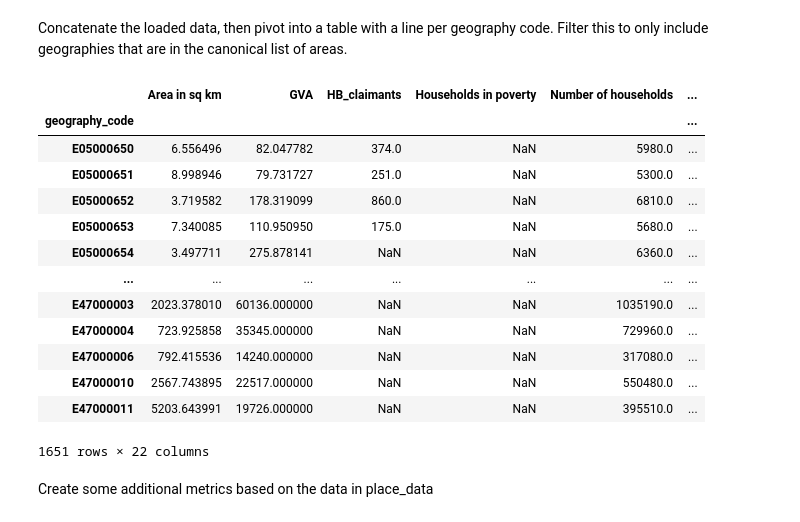
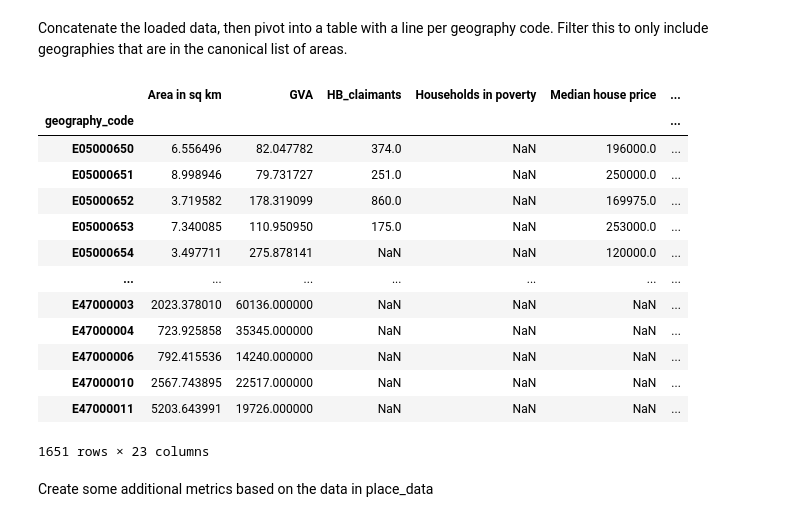
Before and after one commit to open-innovations/jrf-insight, a Jupyter notebook: pipelines/place/transform.ipynb, the cells around one changed output. Cells and saved outputs as stored; diff of their text form; code cells hidden in the pictures.

Commit message:
Fix bug and add house prices

```diff
--- a/pipelines/place/transform.ipynb
+++ b/pipelines/place/transform.ipynb
@@ -103,9 +103,10 @@ council_tax_data = pd.read_csv(f'{DATA_DIR}/council-tax-support/council-tax-supp
 #council_tax_data = council_tax_data[council_tax_data.date == max(council_tax_data.date)]
 council_tax_data['date'] = pd.to_datetime(council_tax_data['date'])
 council_tax_data['date'] = council_tax_data['date'].dt.year
-council_tax_data = council_tax_data.loc[council_tax_data.groupby('geography_code')['date'].idxmax()]
+council_tax_data = council_tax_data.loc[council_tax_data.groupby(['geography_code', 'variable_name'])['date'].idxmax()]
 council_tax_data.replace("pensioners", "council_tax_pensioners", inplace=True)
 council_tax_data.replace("working_age", "council_tax_working_age", inplace=True)
-council_tax_data[council_tax_data.geography_code.str.startswith('E05')]
+council_tax_data[council_tax_data.variable_name == "council_tax_working_age"]
+#council_tax_data[council_tax_data.geography_code.str.startswith('E05')]
 # %% [output]
 |  | date | geography_code.ba | geography_code | geography_name | geography_type | variable_code | ... |
@@ -305,3 +314,8 @@ rental_prices
 | 1326 | studio | NaN | E92000001 | ENGLAND | Mean | 694 | 2022 | ... |
 | 9976 | total | NaN | E92000001 | ENGLAND | Mean | 946 | 2022 | ... |
 2352 rows × 9 columns
+# %%
+house_prices = pd.read_csv(f'{DATA_DIR}/house-prices/house-prices.csv')
+house_prices['date'] = pd.to_datetime(house_prices['date'])
+house_prices = house_prices.loc[house_prices.groupby(['geography_code'])['date'].idxmax()]
+house_prices
@@ -310,42 +338,43 @@ Concatenate the loaded data, then pivot into a table with a line per geography c
 # %%
 place_data = pd.concat([
     population_data,
     area_of_place,
     gva,
     households,
     council_tax_data,
     clif_data,
     number_of_children,
     savings,
     imd,
+    house_prices,
     households_in_poverty,
     unemployment,
     economic_inactivity,
     imd_children,
     imd_older_people,
     housing_benefit,
     smi,
     homelessness
 ]).pivot(index='geography_code', columns='variable_name', values='value')
 place_data = place_data.loc[place_data.index.isin(get_place_list())]
 place_data = place_data.merge(get_place_data(), left_index=True, right_index=True, how='outer')
 place_data.index.name = 'geography_code'
 place_data
 # %% [output]
-|  | Area in sq km | GVA | HB_claimants | Households in poverty | Number of households | ... |
+|  | Area in sq km | GVA | HB_claimants | Households in poverty | Median house price | ... |
 | geography_code |  |  |  |  |  | ... |
-| E05000650 | 6.556496 | 82.047782 | 374.0 | NaN | 5980.0 | ... |
-| E05000651 | 8.998946 | 79.731727 | 251.0 | NaN | 5300.0 | ... |
-| E05000652 | 3.719582 | 178.319099 | 860.0 | NaN | 6810.0 | ... |
-| E05000653 | 7.340085 | 110.950950 | 175.0 | NaN | 5680.0 | ... |
-| E05000654 | 3.497711 | 275.878141 | NaN | NaN | 6360.0 | ... |
+| E05000650 | 6.556496 | 82.047782 | 374.0 | NaN | 196000.0 | ... |
+| E05000651 | 8.998946 | 79.731727 | 251.0 | NaN | 250000.0 | ... |
+| E05000652 | 3.719582 | 178.319099 | 860.0 | NaN | 169975.0 | ... |
+| E05000653 | 7.340085 | 110.950950 | 175.0 | NaN | 253000.0 | ... |
+| E05000654 | 3.497711 | 275.878141 | NaN | NaN | 120000.0 | ... |
 | ... | ... | ... | ... | ... | ... | ... |
-| E47000003 | 2023.378010 | 60136.000000 | NaN | NaN | 1035190.0 | ... |
-| E47000004 | 723.925858 | 35345.000000 | NaN | NaN | 729960.0 | ... |
-| E47000006 | 792.415536 | 14240.000000 | NaN | NaN | 317080.0 | ... |
-| E47000010 | 2567.743895 | 22517.000000 | NaN | NaN | 550480.0 | ... |
-| E47000011 | 5203.643991 | 19726.000000 | NaN | NaN | 395510.0 | ... |
+| E47000003 | 2023.378010 | 60136.000000 | NaN | NaN | NaN | ... |
+| E47000004 | 723.925858 | 35345.000000 | NaN | NaN | NaN | ... |
+| E47000006 | 792.415536 | 14240.000000 | NaN | NaN | NaN | ... |
+| E47000010 | 2567.743895 | 22517.000000 | NaN | NaN | NaN | ... |
+| E47000011 | 5203.643991 | 19726.000000 | NaN | NaN | NaN | ... |
-1651 rows × 22 columns
+1651 rows × 23 columns
 # %% [markdown]
 Create some additional metrics based on the data in place_data
 # %%
```
Also changed, not shown: parts of 6 cells of this notebook, 4 other files.
